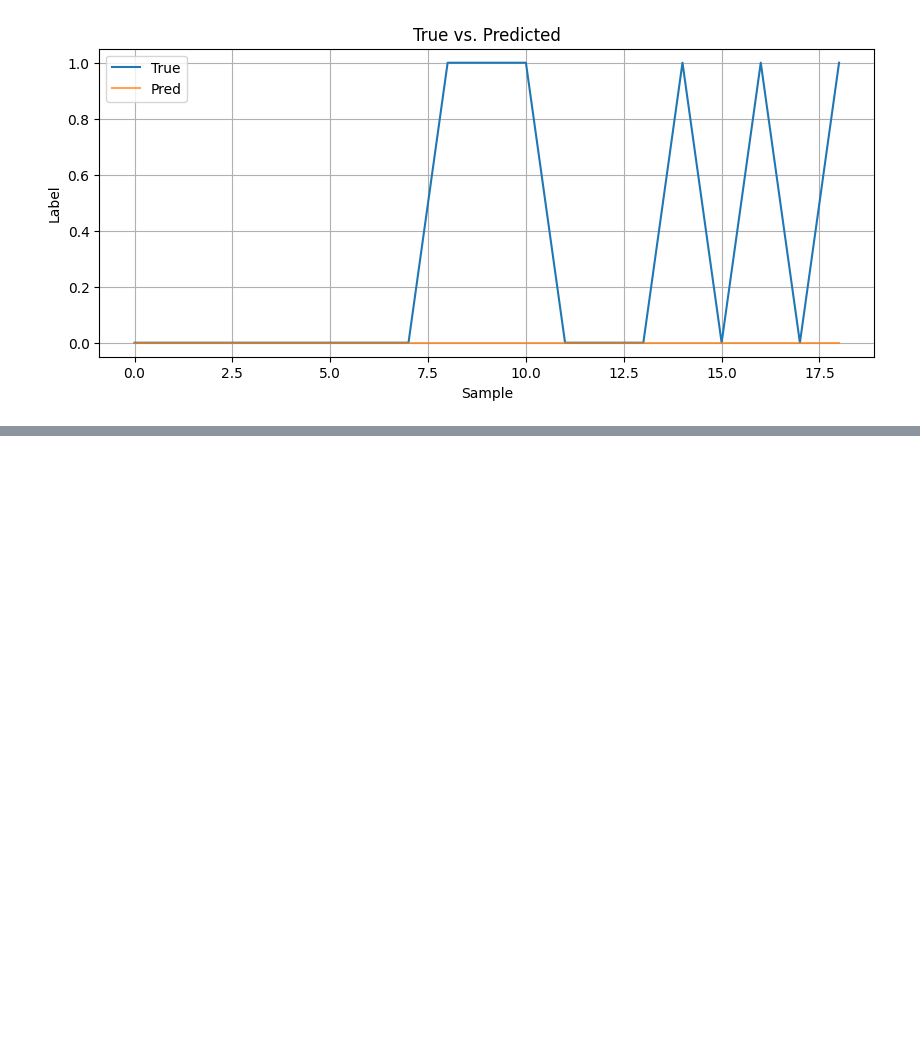
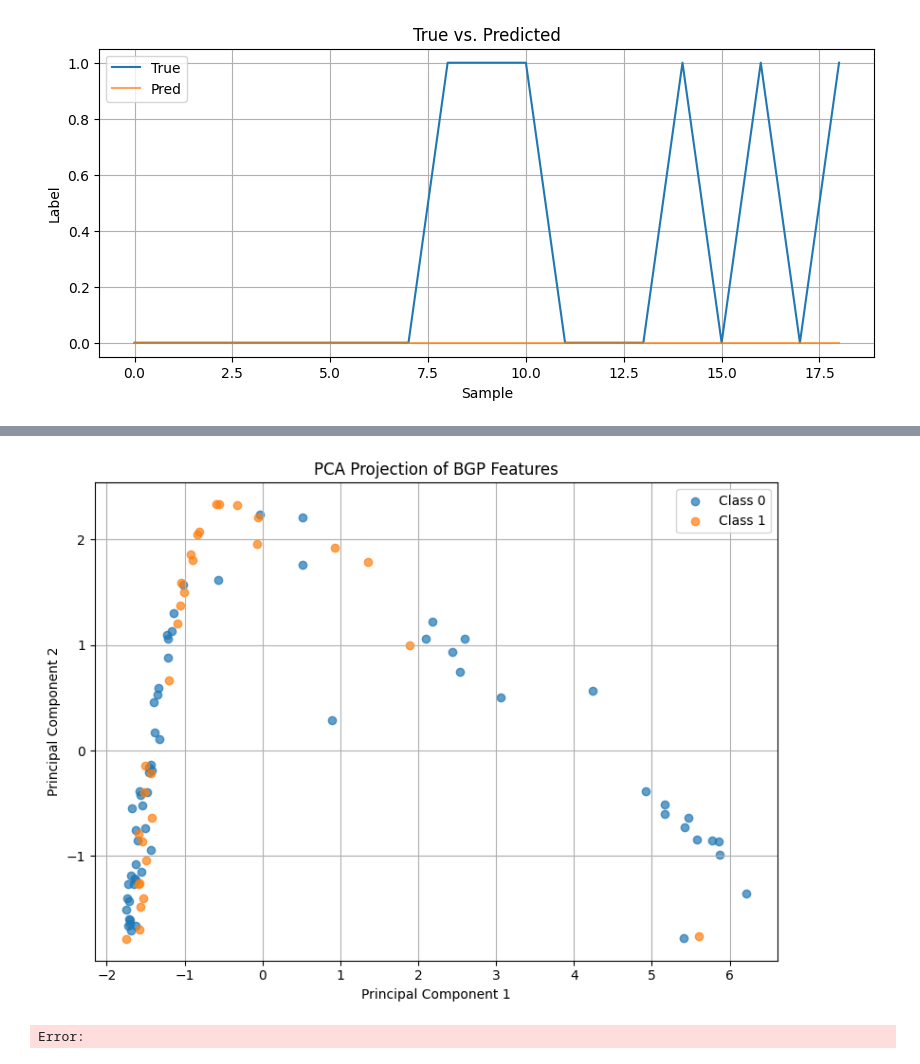
Before and after one commit to chrryyy/bgp_svm, a Jupyter notebook: bgp_supervised_svm_kernels.ipynb, the cells around one changed output, grey strips where cells are left out. Cells and saved outputs as stored; diff of their text form; code cells hidden in the pictures; blank space fills up the shorter version.

```diff
--- a/bgp_supervised_svm_kernels.ipynb
+++ b/bgp_supervised_svm_kernels.ipynb
@@ -361,0 +366,25 @@ plt.show()
+# %%
+import matplotlib.pyplot as plt
+from sklearn.decomposition import PCA
+
+# --- Project your data to 2D using PCA ---
+pca = PCA(n_components=2)
+X_2d = pca.fit_transform(X)  # X could be raw, DTW-embedded, or histogram-based
+
+# --- Plot ---
+plt.figure(figsize=(8, 6))
+
+# Color by label (e.g., normal = 0, anomaly = 1)
+for label in np.unique(y):
+    plt.scatter(X_2d[y == label, 0], X_2d[y == label, 1], label=f"Class {label}", alpha=0.7)
+
+plt.title("PCA Projection of BGP Features")
+plt.xlabel("Principal Component 1")
+plt.ylabel("Principal Component 2")
+plt.grid(True)
+plt.legend()
+plt.tight_layout()
+plt.show()
+# %% [output]
+[figure, added]
+Error:
```
Also changed, not shown: parts of 5 cells of this notebook, 1 other file.
